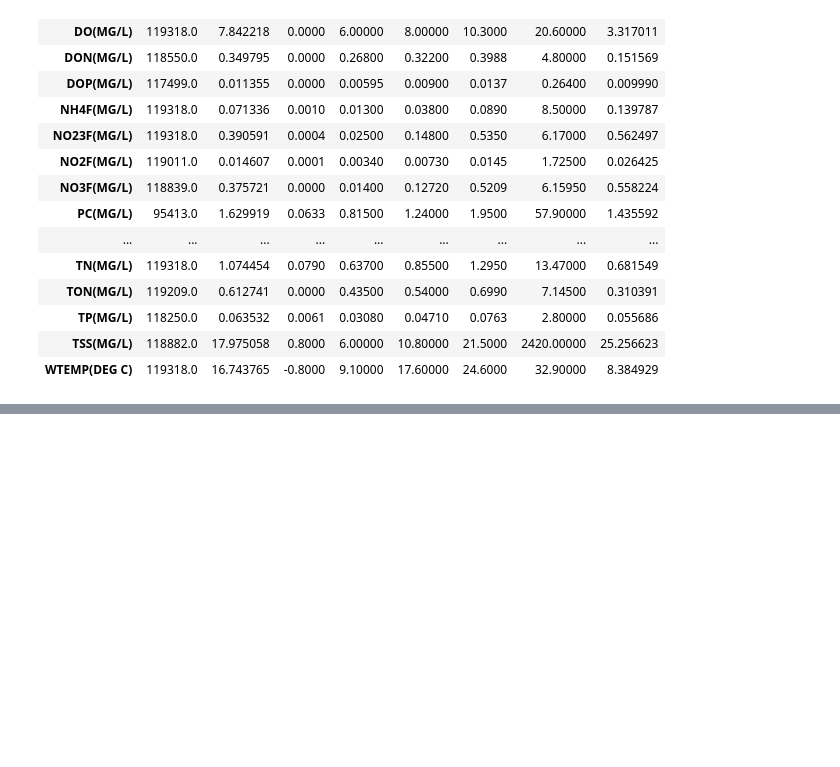
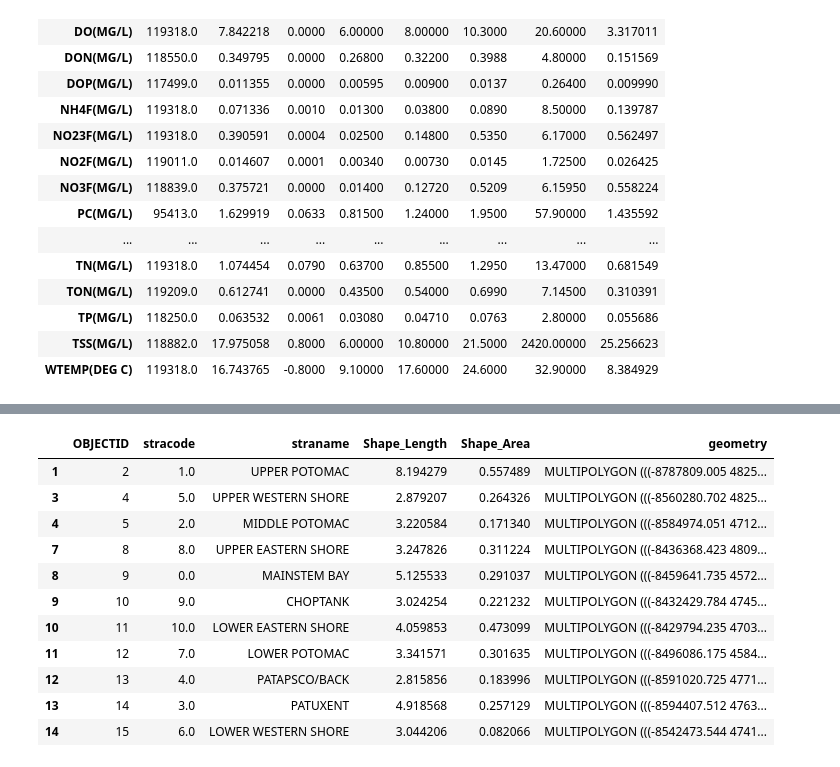
Before and after one commit to Quinn-Domanski/bay_exploration, a Jupyter notebook: bay_data_exploration.ipynb, the cells around one changed output, grey strips where cells are left out. Cells and saved outputs as stored; diff of their text form; code cells hidden in the pictures; blank space fills up the shorter version.

```diff
--- a/bay_data_exploration.ipynb
+++ b/bay_data_exploration.ipynb
@@ -783,0 +840,19 @@ Next:
+# %%
+tributary_boundaries = gpd.read_file('data/tributaries_regions_map.geojson')
+tributary_boundaries = tributary_boundaries.to_crs(epsg=3857)
+tributary_boundaries.loc[tributary_boundaries['OBJECTID'] == 9, 'straname'] = 'MAINSTEM BAY'
+tributary_boundaries = tributary_boundaries[tributary_boundaries['straname'] != 'NOT A STRATEGY SHED']
+tributary_boundaries
+# %% [output]
+|  | OBJECTID | stracode | straname | Shape_Length | Shape_Area | geometry |
+| 1 | 2 | 1.0 | UPPER POTOMAC | 8.194279 | 0.557489 | MULTIPOLYGON (((-8787809.005 4825... |
+| 3 | 4 | 5.0 | UPPER WESTERN SHORE | 2.879207 | 0.264326 | MULTIPOLYGON (((-8560280.702 4825... |
+| 4 | 5 | 2.0 | MIDDLE POTOMAC | 3.220584 | 0.171340 | MULTIPOLYGON (((-8584974.051 4712... |
+| 7 | 8 | 8.0 | UPPER EASTERN SHORE | 3.247826 | 0.311224 | MULTIPOLYGON (((-8436368.423 4809... |
+| 8 | 9 | 0.0 | MAINSTEM BAY | 5.125533 | 0.291037 | MULTIPOLYGON (((-8459641.735 4572... |
+| 9 | 10 | 9.0 | CHOPTANK | 3.024254 | 0.221232 | MULTIPOLYGON (((-8432429.784 4745... |
+| 10 | 11 | 10.0 | LOWER EASTERN SHORE | 4.059853 | 0.473099 | MULTIPOLYGON (((-8429794.235 4703... |
+| 11 | 12 | 7.0 | LOWER POTOMAC | 3.341571 | 0.301635 | MULTIPOLYGON (((-8496086.175 4584... |
+| 12 | 13 | 4.0 | PATAPSCO/BACK | 2.815856 | 0.183996 | MULTIPOLYGON (((-8591020.725 4771... |
+| 13 | 14 | 3.0 | PATUXENT | 4.918568 | 0.257129 | MULTIPOLYGON (((-8594407.512 4763... |
+| 14 | 15 | 6.0 | LOWER WESTERN SHORE | 3.044206 | 0.082066 | MULTIPOLYGON (((-8542473.544 4741... |
```
Also changed, not shown: parts of 25 cells of this notebook.
